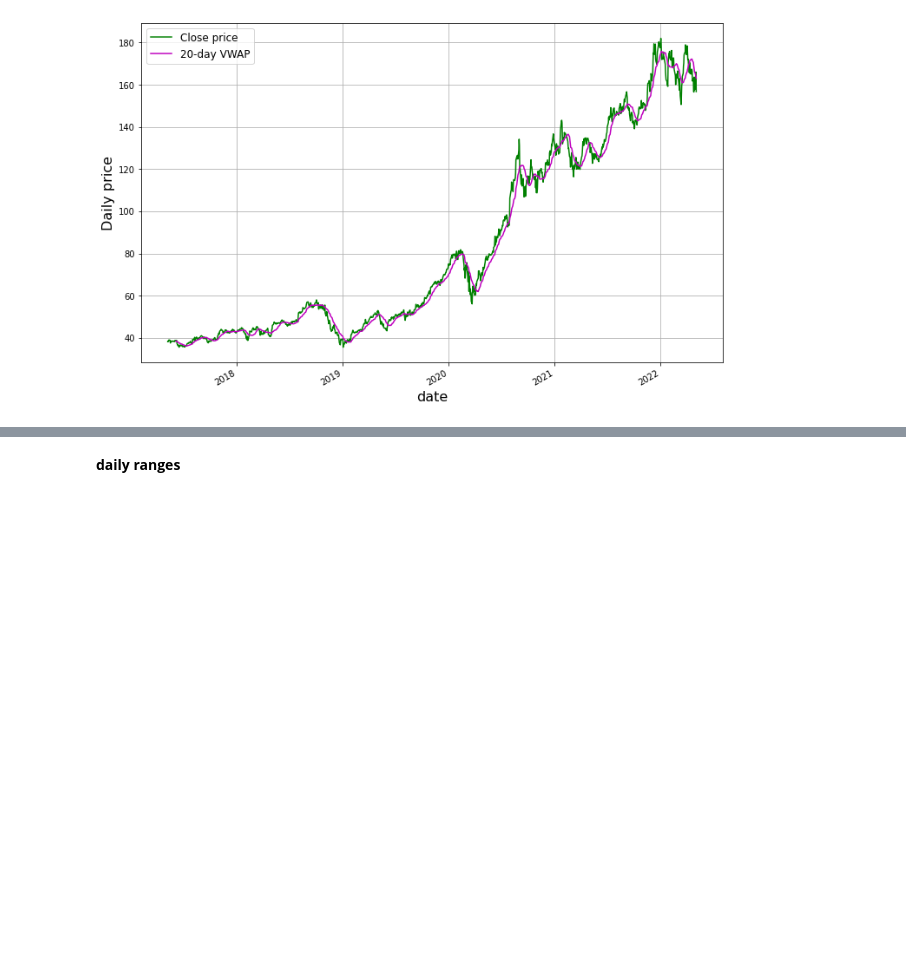
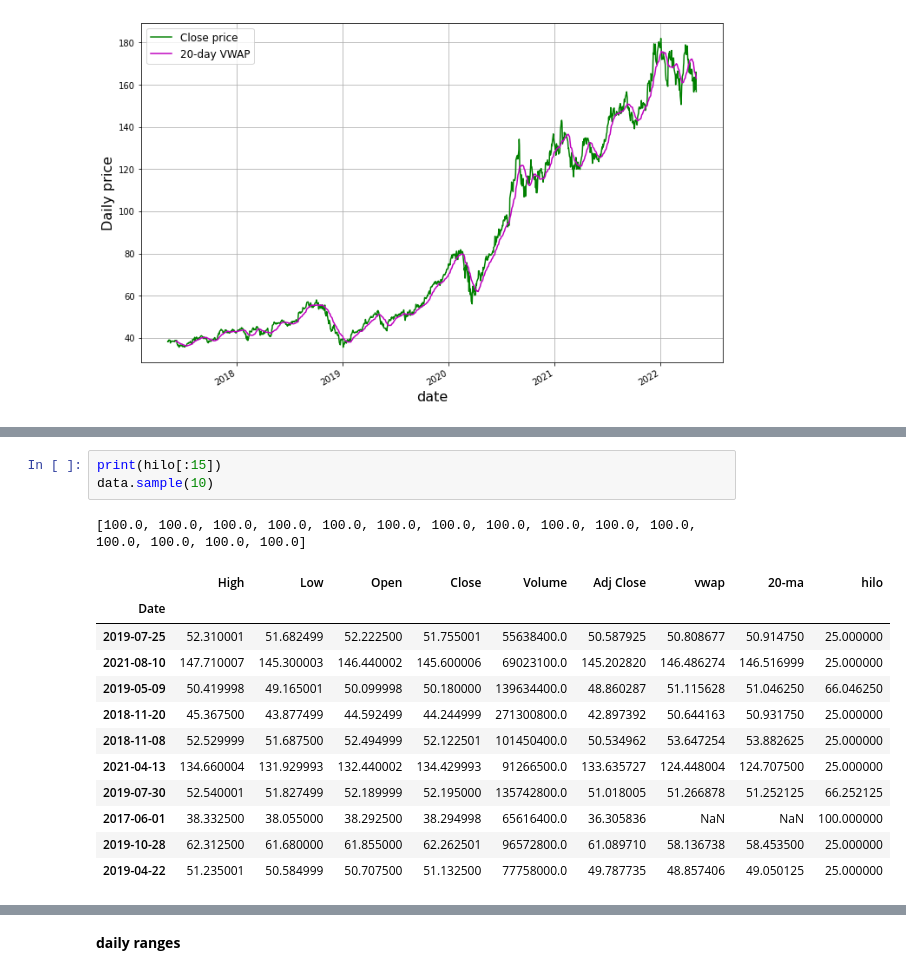
Before and after one commit to halilcodes/quant-trading-essentials, a Jupyter notebook: Chapter3.ipynb, the cells around one changed output, grey strips where cells are left out. Saved outputs shown, nothing was run; the diff lists cells and outputs as text; blank space fills up the shorter version.

```diff
--- a/Chapter3.ipynb
+++ b/Chapter3.ipynb
@@ -260,0 +305,17 @@ plt.show()
+# %%
+print(hilo[:15])
+data.sample(10)
+# %% [output]
+[100.0, 100.0, 100.0, 100.0, 100.0, 100.0, 100.0, 100.0, 100.0, 100.0, 100.0, 100.0, 100.0, 100.0, 100.0]
+|  | High | Low | Open | Close | Volume | Adj Close | vwap | 20-ma | hilo |
+| Date |  |  |  |  |  |  |  |  |  |
+| 2019-07-25 | 52.310001 | 51.682499 | 52.222500 | 51.755001 | 55638400.0 | 50.587925 | 50.808677 | 50.914750 | 25.000000 |
+| 2021-08-10 | 147.710007 | 145.300003 | 146.440002 | 145.600006 | 69023100.0 | 145.202820 | 146.486274 | 146.516999 | 25.000000 |
+| 2019-05-09 | 50.419998 | 49.165001 | 50.099998 | 50.180000 | 139634400.0 | 48.860287 | 51.115628 | 51.046250 | 66.046250 |
+| 2018-11-20 | 45.367500 | 43.877499 | 44.592499 | 44.244999 | 271300800.0 | 42.897392 | 50.644163 | 50.931750 | 25.000000 |
+| 2018-11-08 | 52.529999 | 51.687500 | 52.494999 | 52.122501 | 101450400.0 | 50.534962 | 53.647254 | 53.882625 | 25.000000 |
+| 2021-04-13 | 134.660004 | 131.929993 | 132.440002 | 134.429993 | 91266500.0 | 133.635727 | 124.448004 | 124.707500 | 25.000000 |
+| 2019-07-30 | 52.540001 | 51.827499 | 52.189999 | 52.195000 | 135742800.0 | 51.018005 | 51.266878 | 51.252125 | 66.252125 |
+| 2017-06-01 | 38.332500 | 38.055000 | 38.292500 | 38.294998 | 65616400.0 | 36.305836 | NaN | NaN | 100.000000 |
+| 2019-10-28 | 62.312500 | 61.680000 | 61.855000 | 62.262501 | 96572800.0 | 61.089710 | 58.136738 | 58.453500 | 25.000000 |
+| 2019-04-22 | 51.235001 | 50.584999 | 50.707500 | 51.132500 | 77758000.0 | 49.787735 | 48.857406 | 49.050125 | 25.000000 |
```
Also changed, not shown: parts of 9 cells of this notebook.
